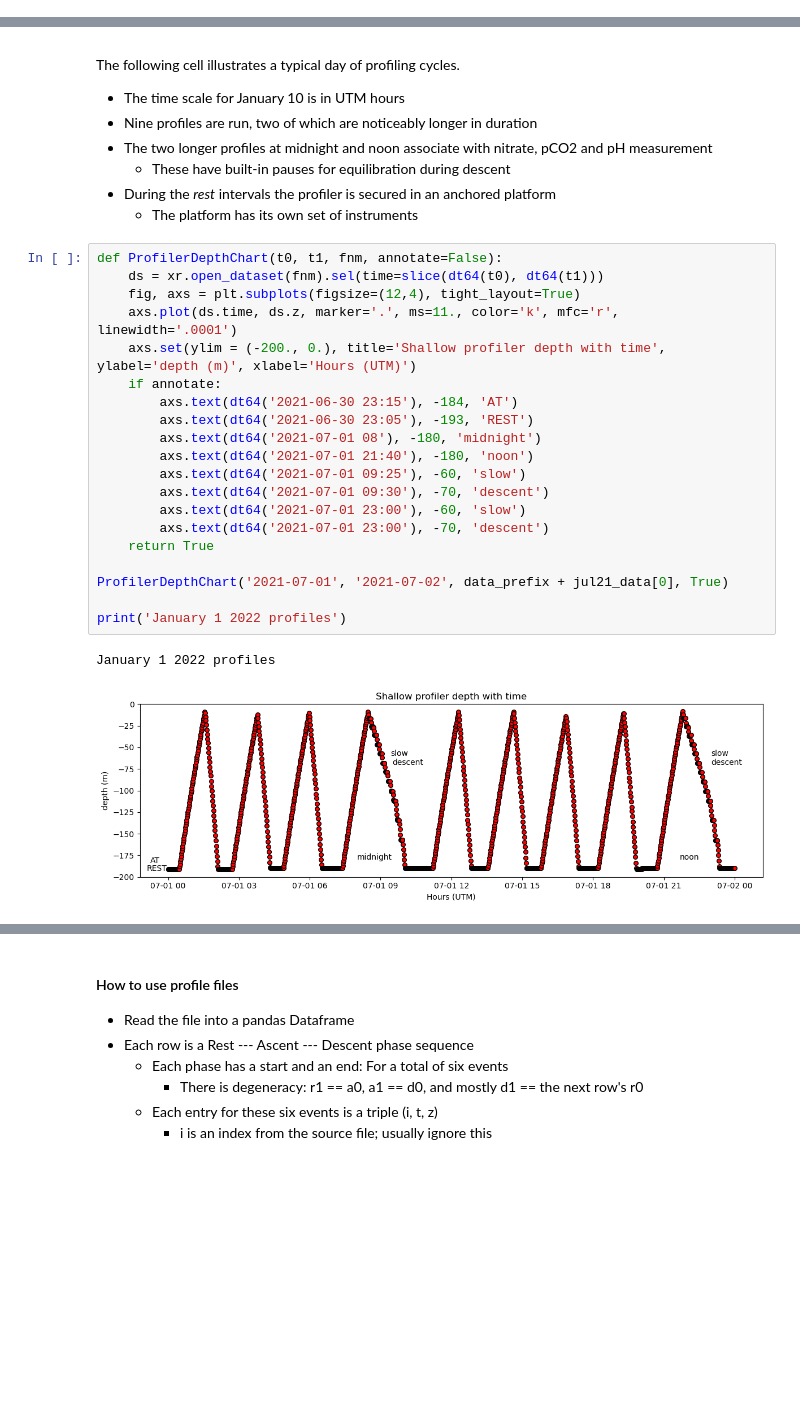
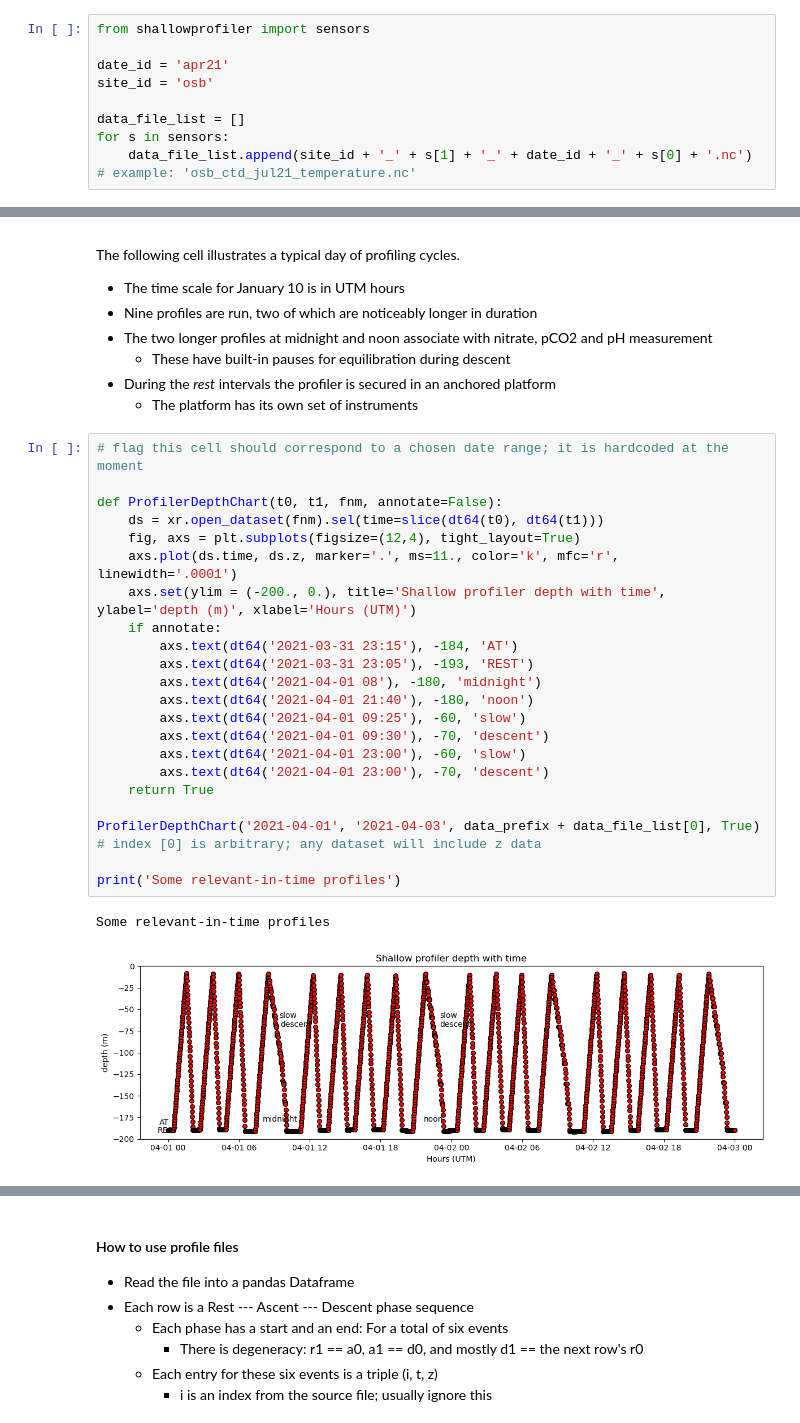
Before and after one commit to geo-smart/ocean, a Jupyter notebook: rob_notebooks/data.ipynb, the cells around one changed output, grey strips where cells are left out. Saved outputs shown, nothing was run; the diff lists cells and outputs as text; blank space fills up the shorter version.

```diff
--- a/rob_notebooks/data.ipynb
+++ b/rob_notebooks/data.ipynb
@@ -260,0 +231,9 @@ jul21_data = [
+# %%
+from shallowprofiler import sensors
+
+date_id = 'apr21'
+site_id = 'osb'
+
+data_file_list = []
+for s in sensors:
+    data_file_list.append(site_id + '_' + s[1] + '_' + date_id + '_' + s[0] + '.nc')   # example: 'osb_ctd_jul21_temperature.nc'
@@ -313,26 +293,28 @@ The following cell illustrates a typical day of profiling cycles.
 - During the *rest* intervals the profiler is secured in an anchored platform
     - The platform has its own set of instruments
 # %%
+# flag this cell should correspond to a chosen date range; it is hardcoded at the moment
+
 def ProfilerDepthChart(t0, t1, fnm, annotate=False):
     ds = xr.open_dataset(fnm).sel(time=slice(dt64(t0), dt64(t1)))
     fig, axs = plt.subplots(figsize=(12,4), tight_layout=True)
     axs.plot(ds.time, ds.z, marker='.', ms=11., color='k', mfc='r', linewidth='.0001')
     axs.set(ylim = (-200., 0.), title='Shallow profiler depth with time', ylabel='depth (m)', xlabel='Hours (UTM)')
     if annotate:
-        axs.text(dt64('2021-06-30 23:15'), -184, 'AT')
-        axs.text(dt64('2021-06-30 23:05'), -193, 'REST')
-        axs.text(dt64('2021-07-01 08'), -180, 'midnight')
-        axs.text(dt64('2021-07-01 21:40'), -180, 'noon')
-        axs.text(dt64('2021-07-01 09:25'), -60, 'slow')
-        axs.text(dt64('2021-07-01 09:30'), -70, 'descent')
-        axs.text(dt64('2021-07-01 23:00'), -60, 'slow')
-        axs.text(dt64('2021-07-01 23:00'), -70, 'descent')
+        axs.text(dt64('2021-03-31 23:15'), -184, 'AT')
+        axs.text(dt64('2021-03-31 23:05'), -193, 'REST')
+        axs.text(dt64('2021-04-01 08'), -180, 'midnight')
+        axs.text(dt64('2021-04-01 21:40'), -180, 'noon')
+        axs.text(dt64('2021-04-01 09:25'), -60, 'slow')
+        axs.text(dt64('2021-04-01 09:30'), -70, 'descent')
+        axs.text(dt64('2021-04-01 23:00'), -60, 'slow')
+        axs.text(dt64('2021-04-01 23:00'), -70, 'descent')
     return True
 
-ProfilerDepthChart('2021-07-01', '2021-07-02', data_prefix + jul21_data[0], True)
+ProfilerDepthChart('2021-04-01', '2021-04-03', data_prefix + data_file_list[0], True)  # index [0] is arbitrary; any dataset will include z data
 
-print('January 1 2022 profiles')
+print('Some relevant-in-time profiles')
 # %% [output]
-January 1 2022 profiles
+Some relevant-in-time profiles
-[figure, old version]
+[figure, new version]
 # %%
```
Also changed, not shown: parts of 9 cells of this notebook, 24 other files.
